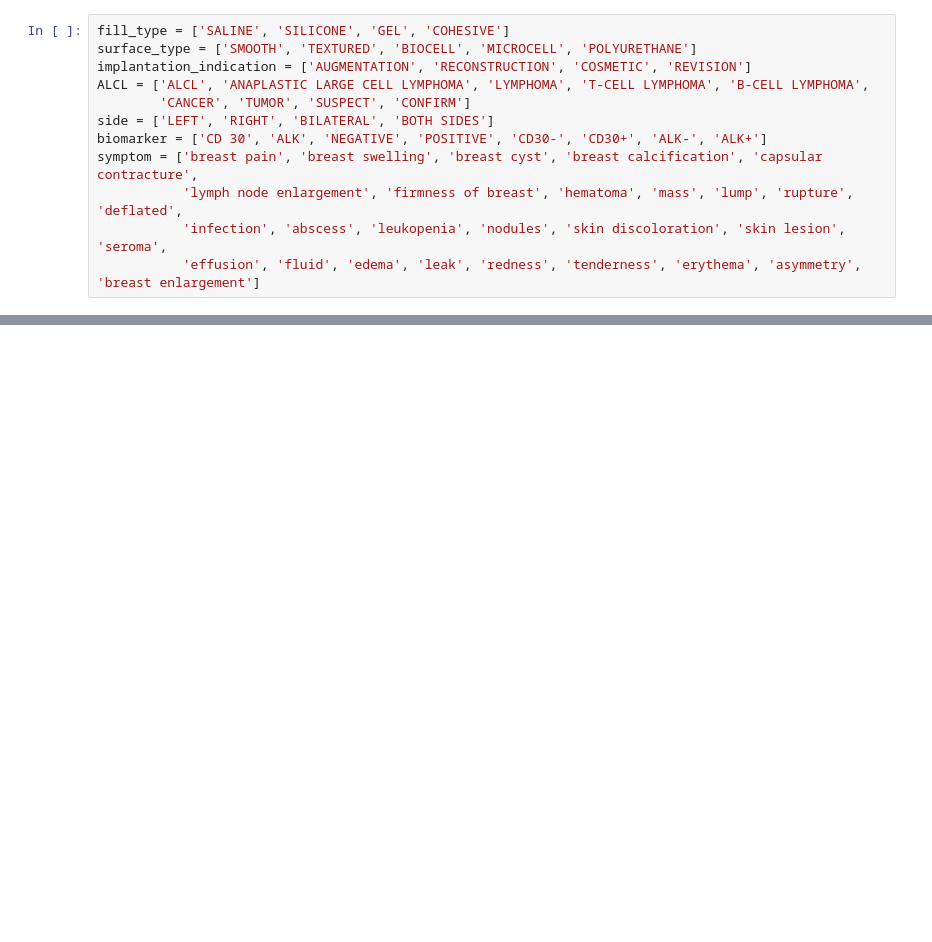
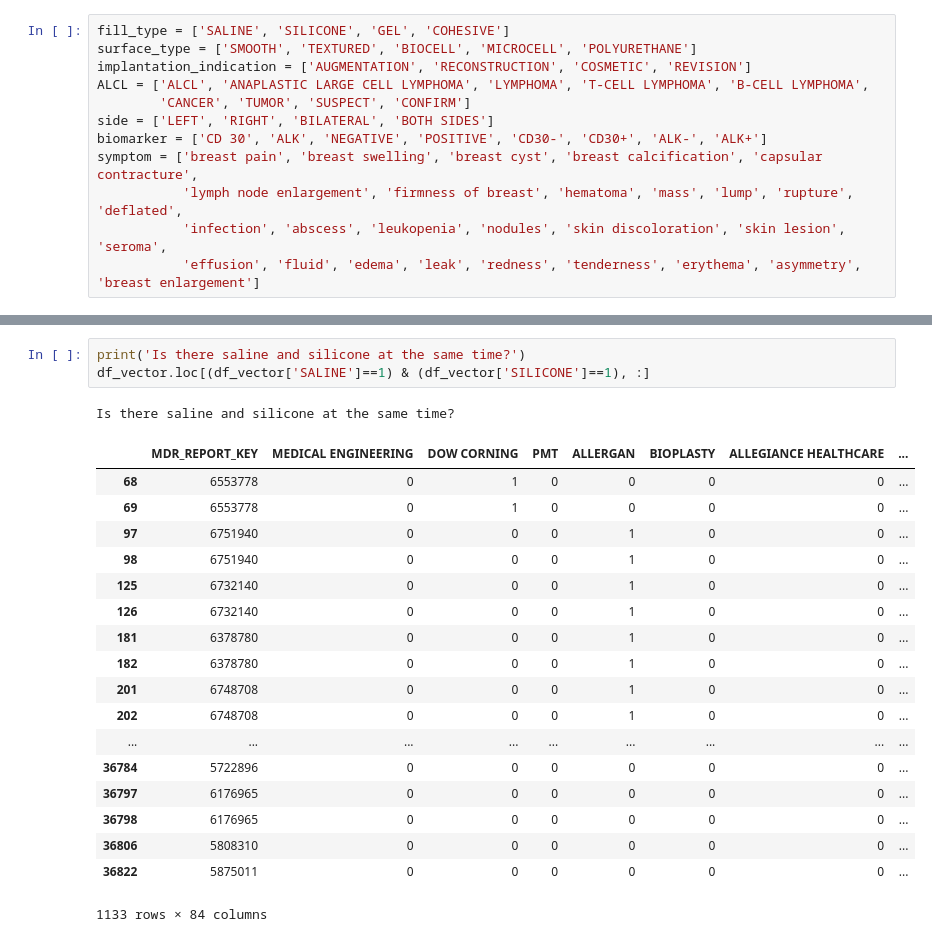
Before and after one commit to jacobwang123/MAUDE, a Jupyter notebook: 13_Word_Frequency_&_Vector.ipynb, the cells around one changed output, grey strips where cells are left out. Drawn from its saved outputs; the diff is of its cells as text; blank space fills up the shorter version.

```diff
--- a/13_Word_Frequency_&_Vector.ipynb
+++ b/13_Word_Frequency_&_Vector.ipynb
@@ -290,0 +329,23 @@ df_vector.head(20)
+# %%
+print('Is there saline and silicone at the same time?')
+df_vector.loc[(df_vector['SALINE']==1) & (df_vector['SILICONE']==1), :]
+# %% [output]
+Is there saline and silicone at the same time?
+|  | MDR_REPORT_KEY | MEDICAL ENGINEERING | DOW CORNING | PMT | ALLERGAN | BIOPLASTY | ALLEGIANCE HEALTHCARE | ... |
+| 68 | 6553778 | 0 | 1 | 0 | 0 | 0 | 0 | ... |
+| 69 | 6553778 | 0 | 1 | 0 | 0 | 0 | 0 | ... |
+| 97 | 6751940 | 0 | 0 | 0 | 1 | 0 | 0 | ... |
+| 98 | 6751940 | 0 | 0 | 0 | 1 | 0 | 0 | ... |
+| 125 | 6732140 | 0 | 0 | 0 | 1 | 0 | 0 | ... |
+| 126 | 6732140 | 0 | 0 | 0 | 1 | 0 | 0 | ... |
+| 181 | 6378780 | 0 | 0 | 0 | 1 | 0 | 0 | ... |
+| 182 | 6378780 | 0 | 0 | 0 | 1 | 0 | 0 | ... |
+| 201 | 6748708 | 0 | 0 | 0 | 1 | 0 | 0 | ... |
+| 202 | 6748708 | 0 | 0 | 0 | 1 | 0 | 0 | ... |
+| ... | ... | ... | ... | ... | ... | ... | ... | ... |
+| 36784 | 5722896 | 0 | 0 | 0 | 0 | 0 | 0 | ... |
+| 36797 | 6176965 | 0 | 0 | 0 | 0 | 0 | 0 | ... |
+| 36798 | 6176965 | 0 | 0 | 0 | 0 | 0 | 0 | ... |
+| 36806 | 5808310 | 0 | 0 | 0 | 0 | 0 | 0 | ... |
+| 36822 | 5875011 | 0 | 0 | 0 | 0 | 0 | 0 | ... |
+1133 rows × 84 columns
```
Also changed, not shown: parts of 14 cells of this notebook, 55 other files.
